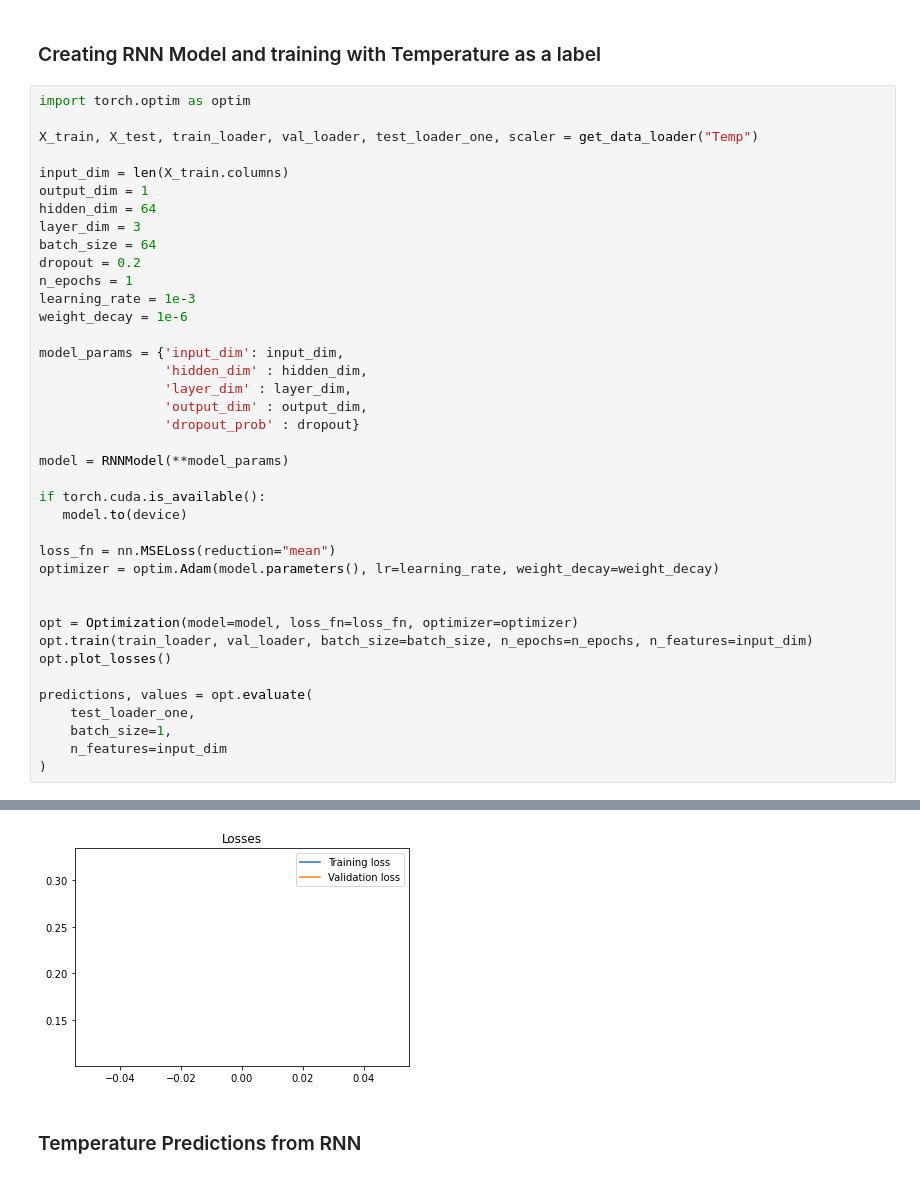
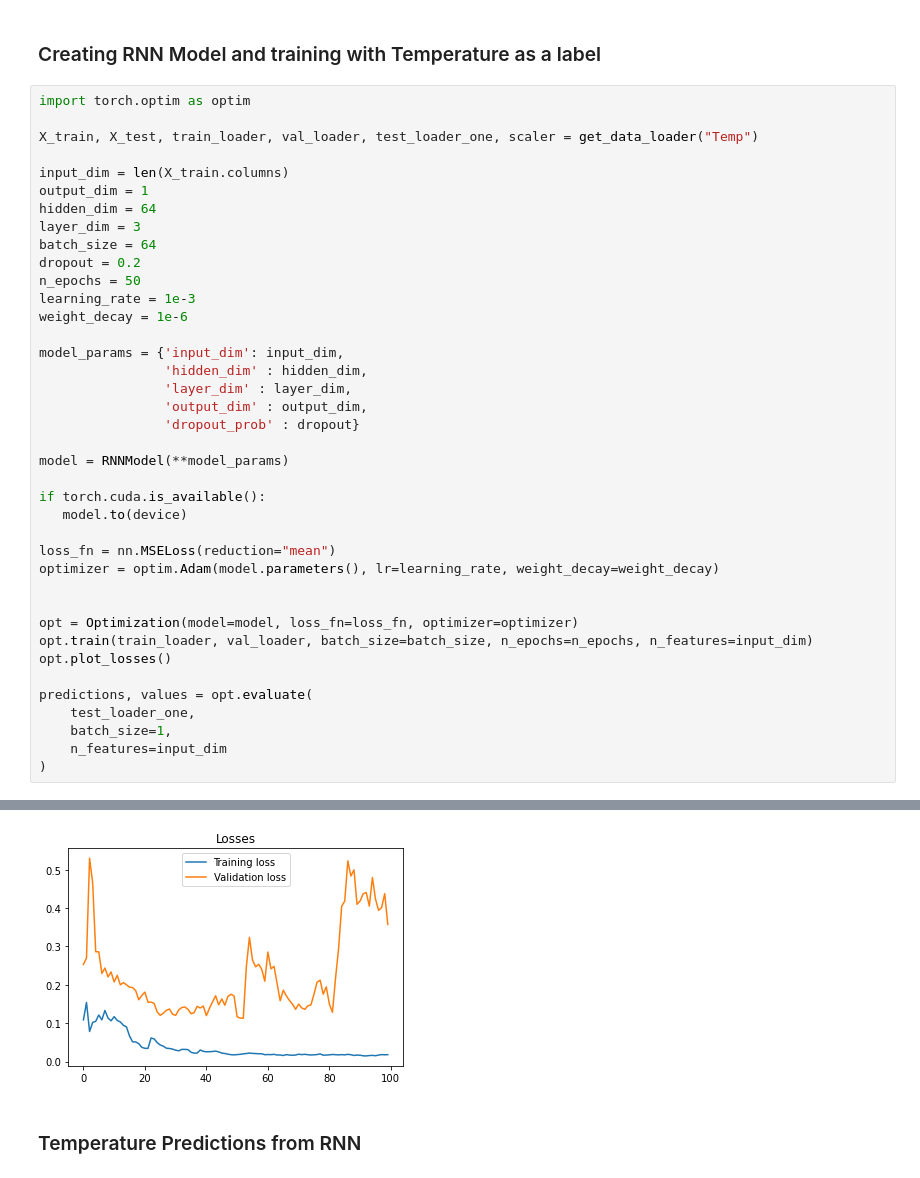
Before and after one commit to evanbradl/ML-Air-Sensor, a Jupyter notebook: Air_Sensor.ipynb, the cells around one changed output, grey strips where cells are left out. Cells and saved outputs as stored; diff of their text form.

```diff
--- a/Air_Sensor.ipynb
+++ b/Air_Sensor.ipynb
@@ -416,7 +416,7 @@ hidden_dim = 64
 layer_dim = 3
 batch_size = 64
 dropout = 0.2
-n_epochs = 1
+n_epochs = 50
 learning_rate = 1e-3
 weight_decay = 1e-6
 
@@ -449,4 +465,4 @@ predictions, values = opt.evaluate(
-[figure, old version]
+[figure, new version]
 # %% [markdown]
 ### Temperature Predictions from RNN
 # %%
```
Also changed, not shown: parts of 18 cells of this notebook, 1 other file.
